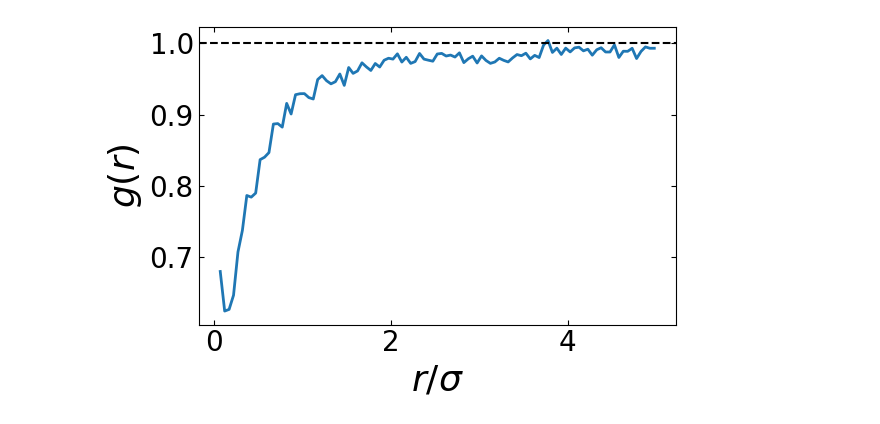
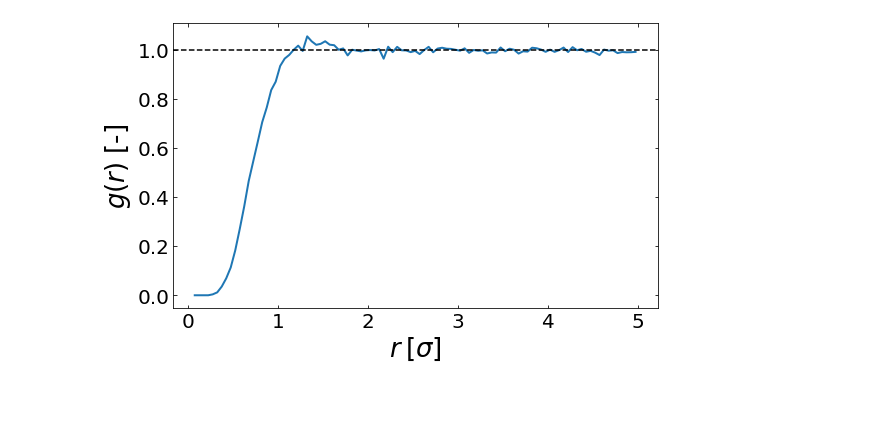
Before and after one commit to prakhosha/Lane-Formation, a Jupyter notebook: main.ipynb, the cells around one changed output. Saved outputs shown, nothing was run; the diff lists cells and outputs as text; code cells hidden in the pictures; blank space fills up the shorter version.

```diff
--- a/main.ipynb
+++ b/main.ipynb
@@ -34,7 +34,7 @@ kBT = 1.0
 V_0 = 1.0
 U_0 = V_0 / kBT
 
-F_D = 1 * kBT / sigma
+F_D = 1.0 * kBT / sigma
 
 tau = gamma * sigma**2 / V_0 # Time unit for everything
 dt = 1e-4 * tau
@@ -44,6 +44,8 @@ t_prod = 10.0 * tau
 
 n_steps_equil = int(t_equil / dt)
 n_steps_prod = int(t_prod / dt)
+
+N_save = 10
 # %%
 # Minimum image convention
 @njit(fastmath=True)
@@ -164,6 +175,8 @@ pos = init_grid(L, N)
 for step in range(n_steps_equil):
     pos = bd_step_equil(pos)
 
+pos0 = pos.copy() # Want the initial position to be after equilibration
+
 # Plot positions, potentially w/o the equilibration above to check that everything works:
 # fig, ax = plt.subplots(figsize=(5, 5))
 
@@ -181,8 +186,9 @@ fig.tight_layout()
 # %%
 # Main simulation
 print("Running Brownian Dynamics simulation...")
-V_0 = 2.5
-F_D = 0 * kBT / sigma
+# V_0 = 0.0
+# F_D = 0.0 * kBT / sigma
+
 # Species labels f_i = ±1
 species = np.ones(N)
 species[:N // 2] = -1
@@ -195,11 +201,15 @@ n_bins = int(r_max / dr)
 g_hist = np.zeros(n_bins)
 n_samples = 0
 
+
+ts, MSDs = [0.0], [compute_msd(pos, pos0)]
 for step in range(n_steps_prod):
-        pos = bd_step_equil(pos)
+        pos = bd_step_drive(pos, species)
 
-        if step % (n_steps // 5) == 0:
-                print(f"Progress: {100 * step / n_steps:.0f}%")
+        if step % (n_steps_prod // N_save) == 0:
+                ts.append(step * dt)
+                MSDs.append(compute_msd(pos, pos0))
+                print(f"Progress: {100 * step / n_steps_prod:.0f}%")
 
         if step % 100 == 0:
                 g_hist += compute_gr(pos, r_max, dr)
@@ -212,6 +222,18 @@ r = (np.arange(n_bins) + 0.5) * dr
 area = 2 * np.pi * r * dr
 norm = n_samples * N * rho * area
 g_r = g_hist / norm
+
+
+pos_L, pos_R = [], []
+for position, flag in zip(pos, species):
+        if flag == 1:
+                pos_R.append(position)
+        elif flag == -1:
+                pos_L.append(position)
+        else:
+                raise ValueError
+pos_L = np.array(pos_L)
+pos_R = np.array(pos_R)
 # %% [output]
 Running Brownian Dynamics simulation...
 Progress: 0%
@@ -231,11 +279,13 @@ fig.tight_layout()
 # %%
 # Plot g(r)
-plt.figure(figsize=(6,4))
+plt.figure(figsize=(8, 5))
 plt.plot(r[1:], g_r[1:], lw=2)
 plt.axhline(1.0, color="k", ls="--")
-plt.xlabel(r"$r/\sigma$")
-plt.ylabel(r"$g(r)$")
+
+plt.xlabel(r"$r\:[\sigma]$")
+plt.ylabel(r"$g(r)$ [-]")
+
 plt.tight_layout()
 plt.show()
 # %% [output]
-[figure, old version]
+[figure, new version]
```
Also changed, not shown: parts of 5 cells of this notebook.
